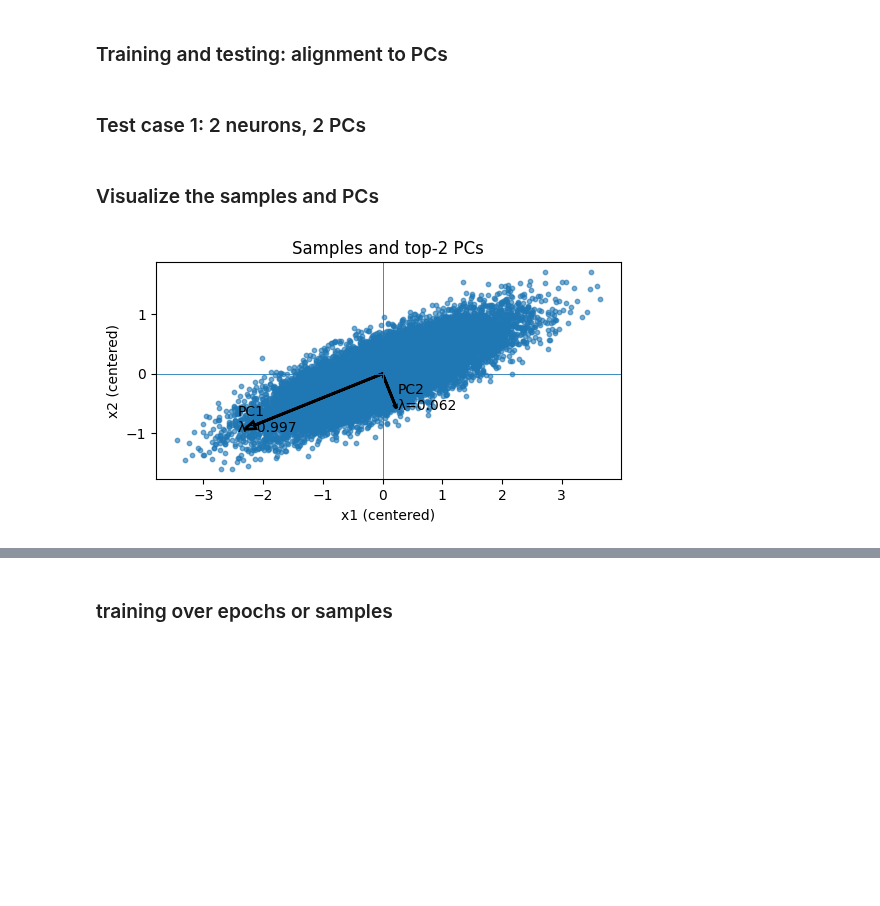
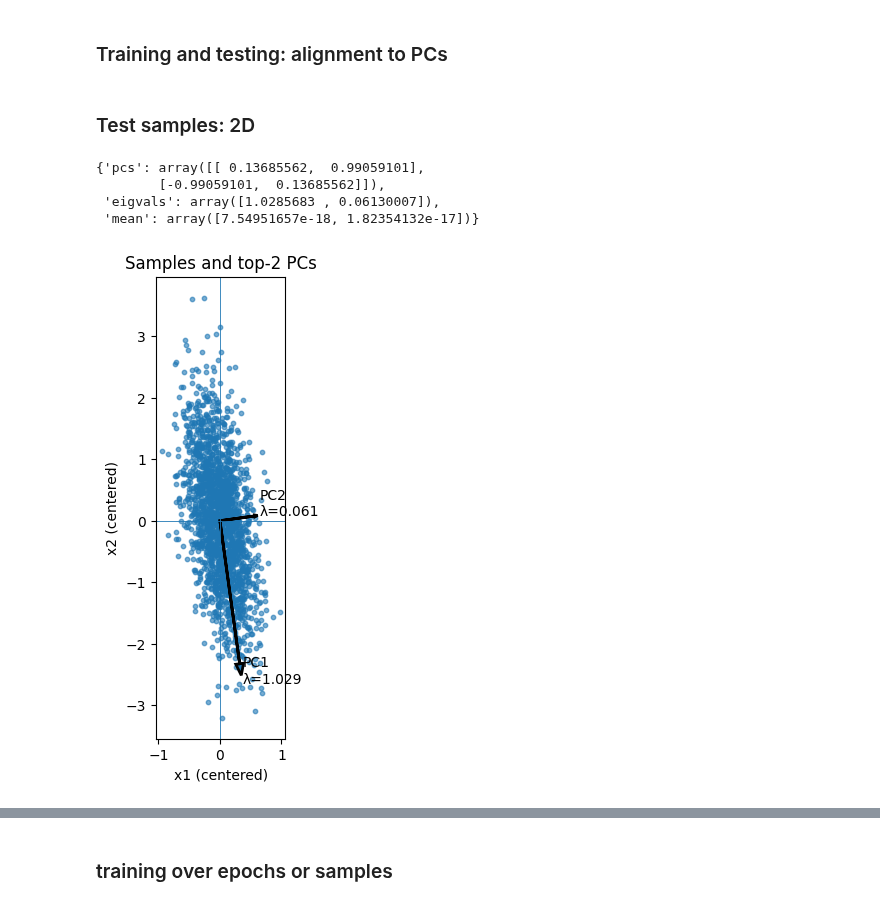
Before and after one commit to neuralalgorithms/representational-drift, a Jupyter notebook: HebbianNN.ipynb, the cells around one changed output, grey strips where cells are left out. Saved outputs shown, nothing was run; the diff lists cells and outputs as text; code cells hidden in the pictures; blank space fills up the shorter version.

```diff
--- a/HebbianNN.ipynb
+++ b/HebbianNN.ipynb
@@ -353,5 +437,3 @@ def plot_samples_and_top2_pcs(X, center=True, scale=2.5, annotate=True, ax=None)
-# %% [markdown]
-### Test case 1: 2 neurons, 2 PCs
 # %%
 mu1 = 0.0
 std1 = 1.0
@@ -359,30 +441,34 @@ mu2 = 0.0
 std2 = 0.25
 orientation = np.random.random() * np.pi
 number_of_neurons = 2
-number_of_samples = 20000
-learning_rate = 0.01
+number_of_samples = 2000
+learning_rate = 0.1
 epochs = 1
+# %% [markdown]
+### Test samples: 2D
 # %%
 def gauss_distrib(theta, mu1, std1, mu2, std2, number_of_samples):
     samples = np.zeros((number_of_samples, number_of_neurons));
     for i in range(number_of_samples):
         u1 = np.random.random();
         u2 = np.random.random();
         T1 = np.sqrt(-2 * np.log(u1)) * np.cos(2*np.pi*u2);
         T2 = np.sqrt(-2 * np.log(u1)) * np.sin(2*np.pi*u2);
 
         samples[i,0] = mu1 +  (std1*T1 * np.cos(theta) - std2*T2 * np.sin(theta));
         samples[i,1] = mu2 +  (std1*T1 * np.sin(theta) + std2*T2 * np.cos(theta));
+    samples[:,0] -= np.mean(samples[:,0])
+    samples[:,1] -=np.mean(samples[:,1])
     return samples
 
 # We precompute the samples
 samples_2d = gauss_distrib(orientation, mu1,std1,mu2,std2,number_of_samples)
 
-samples_2d[:,0] -= np.mean(samples_2d[:,0])
-samples_2d[:,1] -=np.mean(samples_2d[:,1])
+# get eigenvalues
+plot_samples_and_top2_pcs(samples_2d)
+# %% [output]
+{'pcs': array([[ 0.13685562,  0.99059101],
+        [-0.99059101,  0.13685562]]),
+ 'eigvals': array([1.0285683 , 0.06130007]),
+ 'mean': array([7.54951657e-18, 1.82354132e-17])}
+[figure, added]
-# %% [markdown]
-### Visualize the samples and PCs
-# %%
-dist_dict = plot_samples_and_top2_pcs(samples_2d)
-# %% [output]
-[figure, removed]
```
Also changed, not shown: parts of 20 cells of this notebook.
